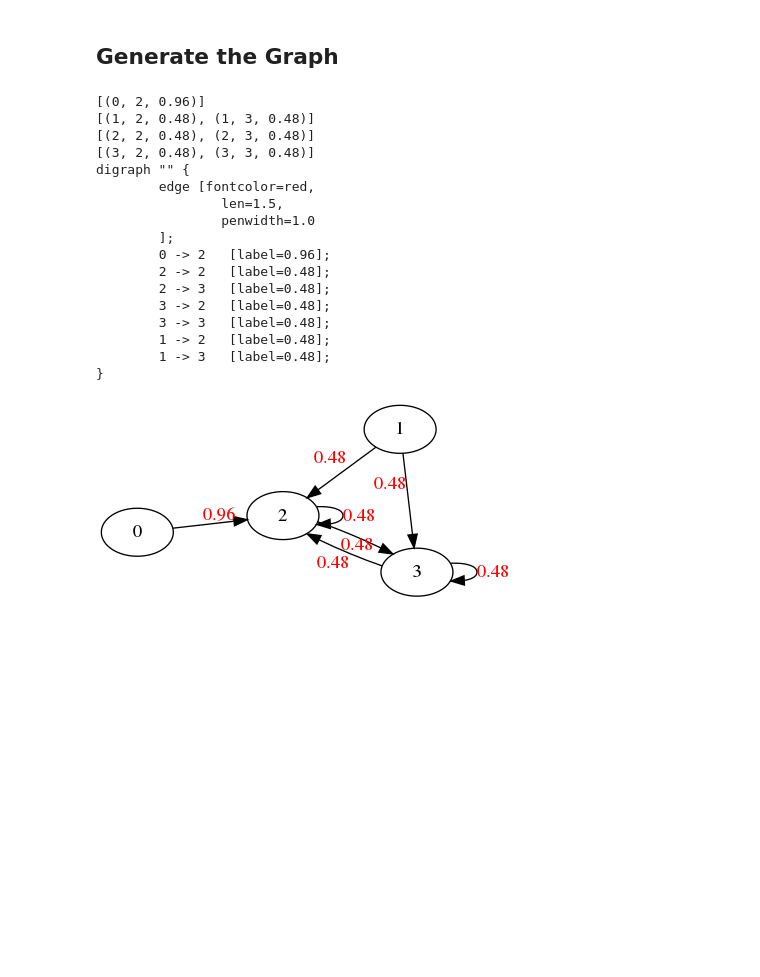
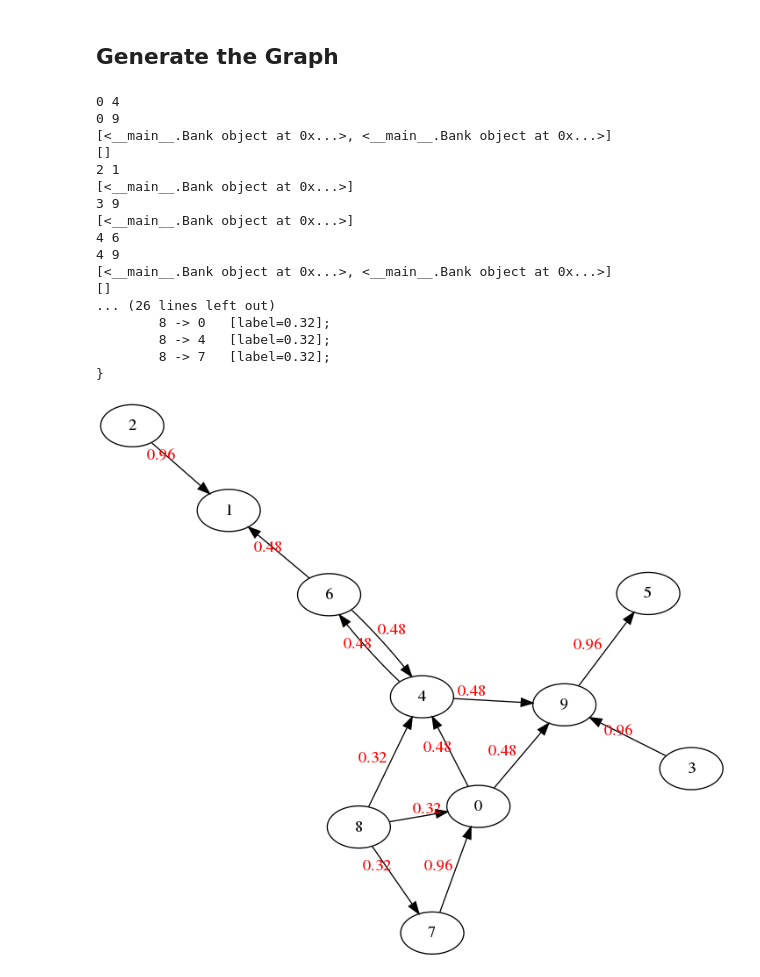
Before and after one commit to fattal28/network-simulations, a Jupyter notebook: Network Simulation (Refined).ipynb, the cells around one changed output. Cells and saved outputs as stored; diff of their text form; code cells hidden in the pictures; blank space fills up the shorter version.

```diff
--- a/Network Simulation (Refined).ipynb
+++ b/Network Simulation (Refined).ipynb
@@ -12,12 +12,12 @@ We use Furfine algorithm to calculate the contagion effects of systemic risk in
 EXTERNAL_ASSETS = 0.8
 # %%
 class Bank(object):
-    def __init__(self, bank_id, interbank_assets=0.2, liabilities=0.96, default=False, bank_connected=[]):
+    def __init__(self, bank_id, interbank_assets=0.2, liabilities=0.96, default=False):
         self.bank_id = bank_id
         self.interbank_assets = interbank_assets
         self.liabilities = liabilities
         self.default = default
-        self.bank_connected = bank_connected
+        self.bank_connected = []
         global EXTERNAL_ASSETS
         self.total_assets = self.interbank_assets + EXTERNAL_ASSETS
         self.edges = [] #element of edges: (the bank itself, the bank it borrows money from, the amount of liabilities)
@@ -49,9 +49,9 @@ class Bank(object):
 
     #This function is called when the bank finish borrowing from other bank, and it can list out all edges (from itself to other banks) with weight.
     def compile_connection(self):
+        print(self.bank_connected)
         for bank in self.bank_connected:
             self.edges.append((self.bank_id, bank.bank_id, self.current_liabilities()))
-        print(self.edges)
 # %% [markdown]
 ## Generate the Graph
 # %%
@@ -93,26 +93,26 @@ class Graph(object):
         G.layout()
         G.draw('network.png')
 # %%
-graph = Graph(bank_number=4)
+graph = Graph(bank_number=10)
 graph.draw_graph()
 from IPython.display import Image
 Image('network.png')
 # %% [output]
-[(0, 2, 0.96)]
-[(1, 2, 0.48), (1, 3, 0.48)]
-[(2, 2, 0.48), (2, 3, 0.48)]
-[(3, 2, 0.48), (3, 3, 0.48)]
-digraph "" {
-        edge [fontcolor=red,
-                len=1.5,
-                penwidth=1.0
-        ];
-        0 -> 2   [label=0.96];
-        2 -> 2   [label=0.48];
-        2 -> 3   [label=0.48];
-        3 -> 2   [label=0.48];
-        3 -> 3   [label=0.48];
-        1 -> 2   [label=0.48];
-        1 -> 3   [label=0.48];
+0 4
+0 9
+[<__main__.Bank object at 0x...>, <__main__.Bank object at 0x...>]
+[]
+2 1
+[<__main__.Bank object at 0x...>]
+3 9
+[<__main__.Bank object at 0x...>]
+4 6
+4 9
+[<__main__.Bank object at 0x...>, <__main__.Bank object at 0x...>]
+[]
+... (26 lines left out)
+        8 -> 0   [label=0.32];
+        8 -> 4   [label=0.32];
+        8 -> 7   [label=0.32];
 }
-[figure, old version]
+[figure, new version]
```
Also changed, not shown: parts of 1 cell of this notebook, 1 other file.
